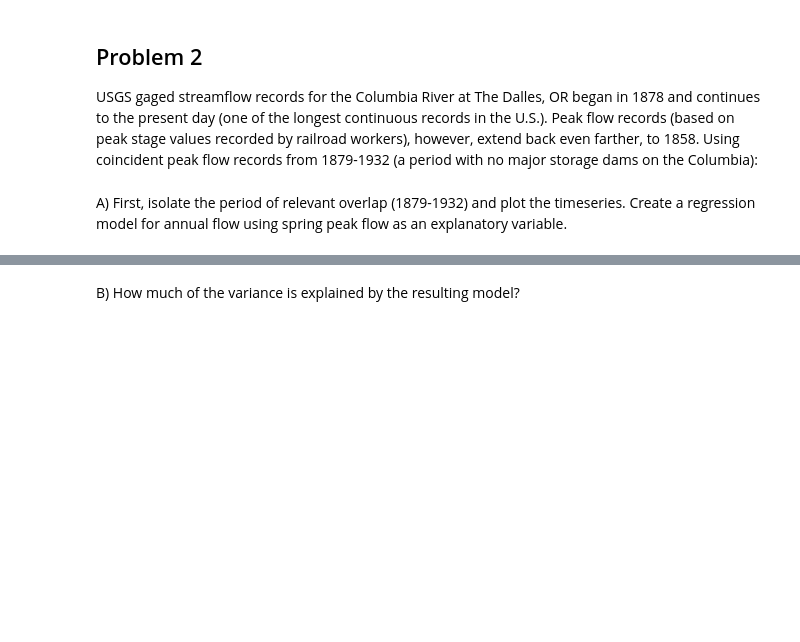
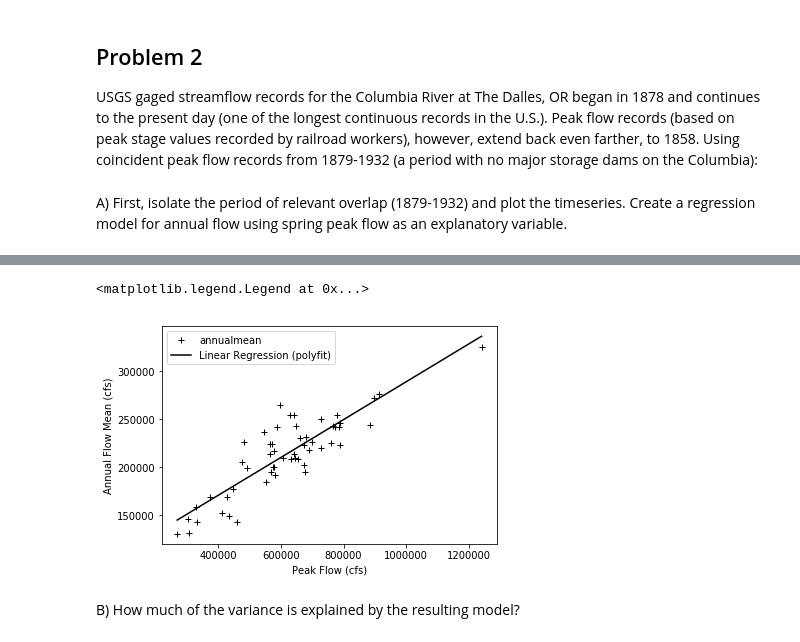
Before and after one commit to AzusaSayuri/UW-Data-analysis, a Jupyter notebook: HW3/Assignment 3 Ximin Hu.ipynb, the cells around one changed output, grey strips where cells are left out. Cells and saved outputs as stored; diff of their text form; code cells hidden in the pictures; blank space fills up the shorter version.

```diff
--- a/HW3/Assignment 3 Ximin Hu.ipynb
+++ b/HW3/Assignment 3 Ximin Hu.ipynb
@@ -232,2 +287,11 @@ A) First, isolate the period of relevant overlap (1879-1932) and plot the timese
+# %%
+plt.plot(df_r['peakflow'],df_r['annualmean'],'k+')
+plt.xlabel('Peak Flow (cfs)')
+plt.ylabel('Annual Flow Mean (cfs)')
+plt.plot(x,y,'k-',label='Linear Regression (polyfit)')
+plt.legend()
+# %% [output]
+<matplotlib.legend.Legend at 0x...>
+[figure, added]
 # %% [markdown]
 B) How much of the variance is explained by the resulting model?
```
Also changed, not shown: parts of 17 cells of this notebook.
